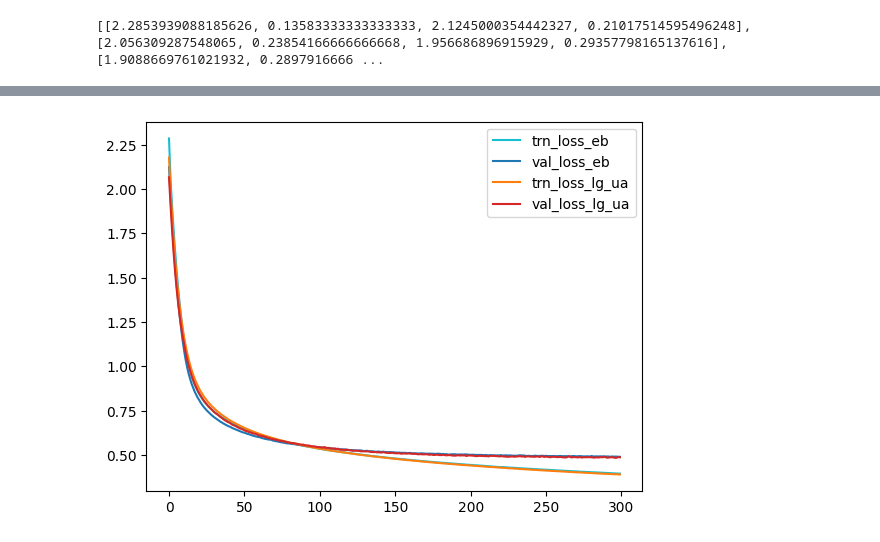
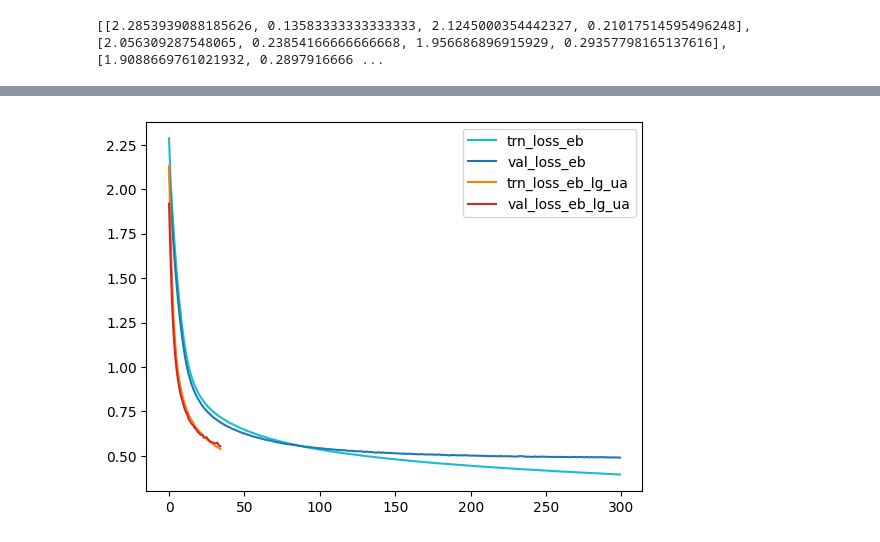
Before and after one commit to etshawncheng/CS231n, a Jupyter notebook: hw3.ipynb, the cells around one changed output, grey strips where cells are left out. Saved outputs shown, nothing was run; the diff lists cells and outputs as text; code cells hidden in the pictures.

```diff
--- a/hw3.ipynb
+++ b/hw3.ipynb
@@ -206,6 +206,7 @@ device = "cuda" if torch.cuda.is_available(
 trainloader, valloader, testloader, input_size, output_size = getPytorchData()
 learning_rate = 0.001
 criterion = nn.CrossEntropyLoss()
+lg = 0.82
 # %% [output]
 4800 1199 10000
 # %% [markdown]
@@ -219,7 +220,7 @@ active = nn.ReLU
 optimize = optim.SGD
 schedule = None
 weight_decay = 0.0
-learning_goal = 82
+learning_goal = lg #
 min_lr = learning_rate * 1e-5
 model = TwoLayerNetwork(input_size, hidden_size,
                         output_size, init, active)
@@ -252,7 +253,7 @@ active = nn.ReLU
 optimize = optim.SGD
 schedule = None
 weight_decay = 0.0
-learning_goal = 80 #
+learning_goal = lg #
 min_lr = learning_rate * 1e-5
 model = TwoLayerNetwork(input_size, hidden_size,
                         output_size, init, active)
@@ -303,0 +311,4 @@ print(EB_LG_UA_history)
+# %%
+x = range(len(EB_history))
+x1 = range(len(LG_UA_history))
+x2 = range(len(EB_LG_UA_history))
@@ -304,11 +326,9 @@ print(EB_LG_UA_history)
 # %%
-x = range(300)
-x1 = range(len([_ for e in LG_UA_history if e[0] != 0.0 and e[2] != 0.0]))
 plt.plot(x, [e[0] for e in EB_history], "tab:cyan", label="trn_loss_eb")
 plt.plot(x, [e[2] for e in EB_history], "tab:blue", label="val_loss_eb")
-plt.plot(x1, [e[0] for e in LG_UA_history if e[0] != 0.0], "tab:orange", label="trn_loss_lg_ua")
-plt.plot(x1, [e[2] for e in LG_UA_history if e[2] != 0.0], "tab:red", label="val_loss_lg_ua")
+plt.plot(x2, [e[0] for e in EB_LG_UA_history], "tab:orange", label="trn_loss_eb_lg_ua")
+plt.plot(x2, [e[2] for e in EB_LG_UA_history], "tab:red", label="val_loss_eb_lg_ua")
 plt.legend(loc="upper right")
 plt.show()
 # %% [output]
-[figure, old version]
+[figure, new version]
```
Also changed, not shown: parts of 15 cells of this notebook.
